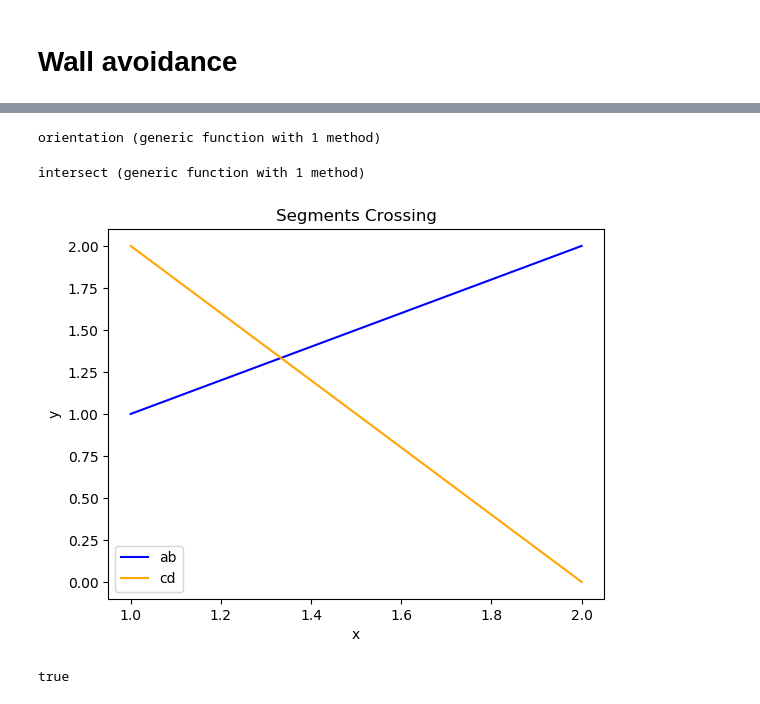
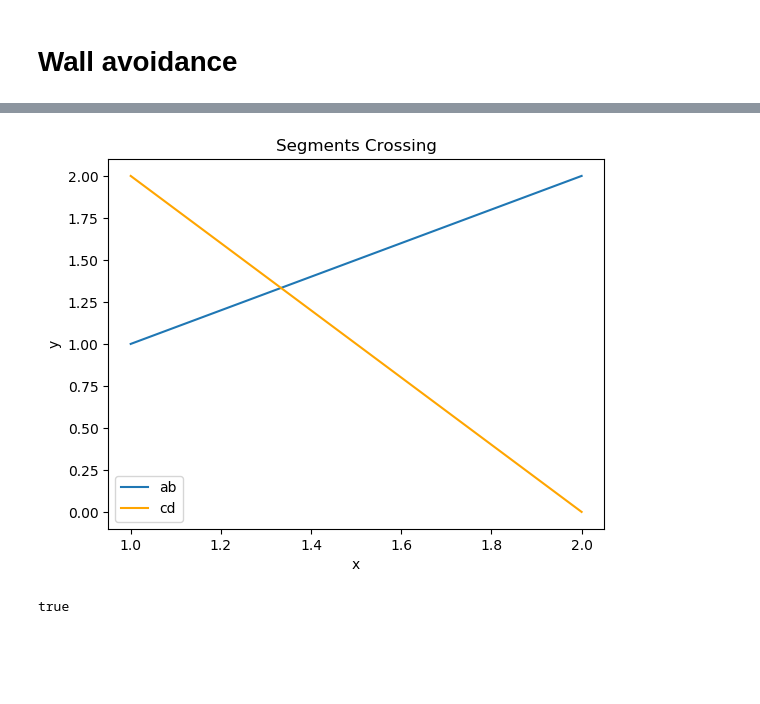
Before and after one commit to apletta/Optimization_PathPlanning, a Jupyter notebook: Wall avoidance.ipynb, the cells around one changed output, grey strips where cells are left out. Saved outputs shown, nothing was run; the diff lists cells and outputs as text; code cells hidden in the pictures; blank space fills up the shorter version.

```diff
--- a/Wall avoidance.ipynb
+++ b/Wall avoidance.ipynb
@@ -181,7 +168,6 @@ function orientation(a, b, c)
     #val = slope1 - slope2
 
     val = (b[2]-a[2])*(c[1]-b[1]) - (c[2]-b[2])*(b[1]-a[1])
-    println("val: ",val)
     if(val<0)
         return 1 # clockwise
     end
@@ -191,10 +177,9 @@ function orientation(a, b, c)
     return 0 # slopes the same
 
 end
+;
-# %% [output]
-orientation (generic function with 1 method)
 # %%
-function intersect(a, b, c, d)
+function intersection(a, b, c, d)
     # a and b existing segment, c and d segment to check
     # returns true if intersection discovered, false otherwise
 
@@ -237,33 +222,32 @@ function intersect(a, b, c, d)
     return false
 
 end
+;
-# %% [output]
-intersect (generic function with 1 method)
 # %%
 # Testing segment crossing
 a = [1 1] # left point of ab
 b = [2 2] # right point of ab
 c = [2 0] # left point of cd
 d = [1 2] # right point of cd
 
 # segment ab
 line1 = [a[1] b[1];
          a[2] b[2]]
 # segment cd
 line2 = [c[1] d[1];
          c[2] d[2]]
 
 # Plot segments
-plot(line1[1,:], line1[2,:], color="blue", label="ab")
-plot(line2[1,:], line2[2,:], color="orange", label="cd")
+plot(line1[1,:], line1[2,:], label="ab")
+plot(line2[1,:], line2[2,:], label="cd", color="orange")
 
 title("Segments Crossing")
 xlabel("x")
 ylabel("y")
 legend()
 
-println(intersect(a,b,c,d)) # determine if points cross or not and print result
+println(intersection(a,b,c,d)) # determine if points cross or not and print result
 ;
 # %% [output]
-[figure, old version]
+[figure, new version]
 true
```
Also changed, not shown: parts of 4 cells of this notebook, 14 other files.
